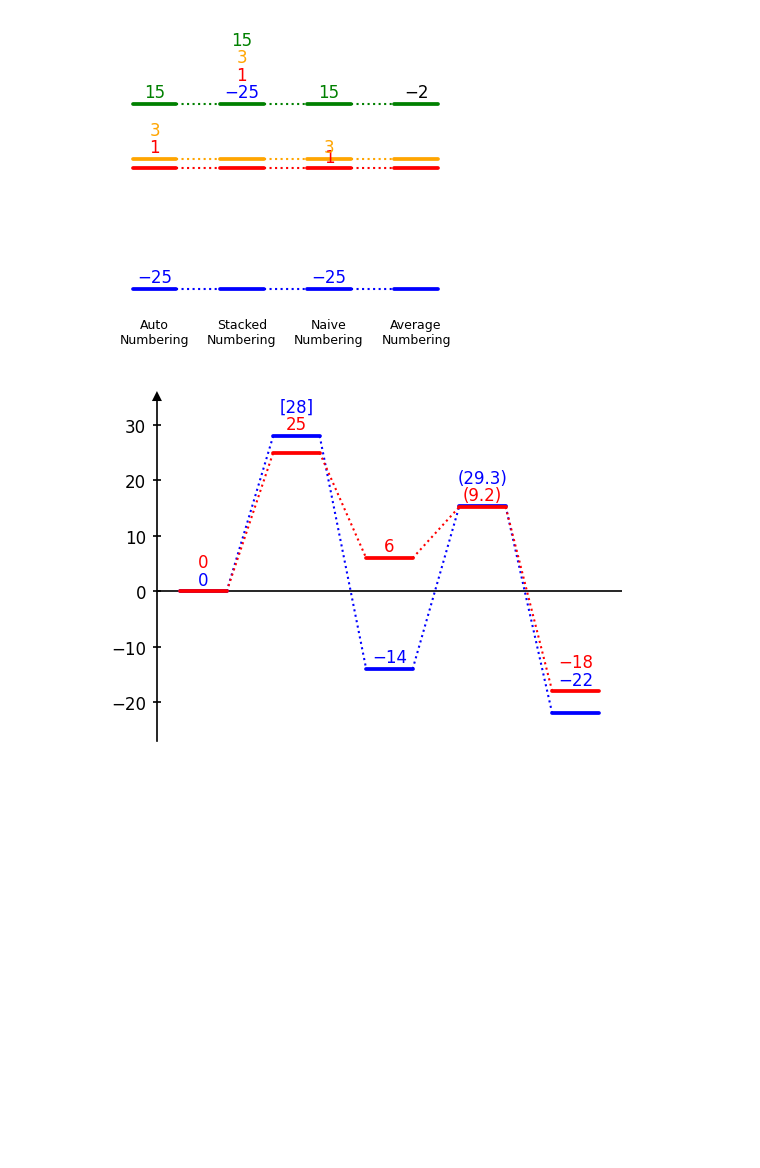
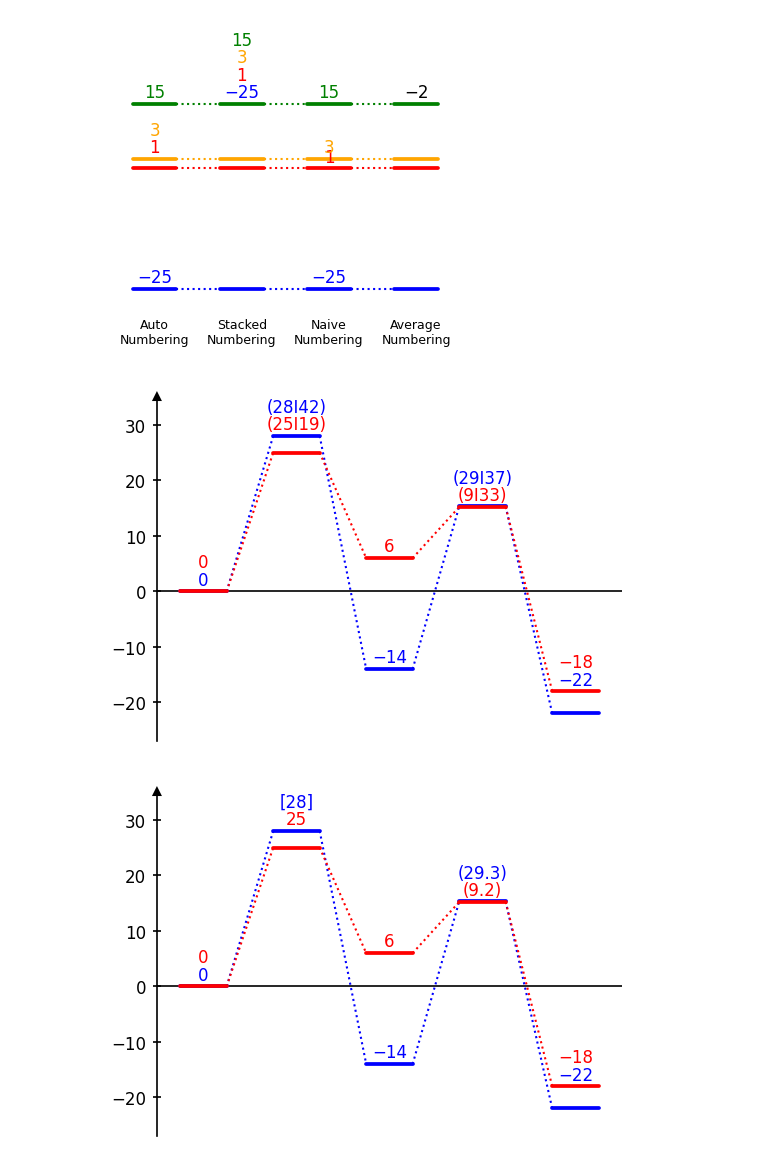
Before and after one commit to Tonner-Zech-Group/chem-diagrams, a Jupyter notebook: examples/readme_images.ipynb, the cells around one changed output. Saved outputs shown, nothing was run; the diff lists cells and outputs as text; code cells hidden in the pictures; blank space fills up the shorter version.

```diff
--- a/examples/readme_images.ipynb
+++ b/examples/readme_images.ipynb
@@ -745,6 +750,36 @@ dia.fig.savefig(os.path.join("..","docs","img","example_numbering.png"),format="
 dia.show()
 # %% [output]
 [figure]
+# %%
+dia = EnergyDiagram()
+
+dia.draw_path(
+    x_data=[0, 1, 2, 3, 4],
+    y_data=[0, 28, -14, 15.3, -22],
+    color="blue",
+    path_name="Blue path",
+)
+
+dia.draw_path(
+    x_data=[0, 1, 2, 3, 4],
+    y_data=[0, 25, 6, 15.2, -18],
+    color="red",
+    path_name="Red path",
+
+)
+
+dia.add_numbers_auto()
+dia.display_activation_barriers(
+    x_positions=[1,3],
+    direction="both",
+    brackets=("(", ")"),
+    seperator="I",
+)
+
+dia.fig.savefig(os.path.join("..","docs","img","example_activation_barriers.png"),format="png", bbox_inches="tight")
+dia.show()
+# %% [output]
+[figure, added]
 # %%
 dia = EnergyDiagram()
 
```
Also changed, not shown: parts of 3 cells of this notebook, 14 other files.
